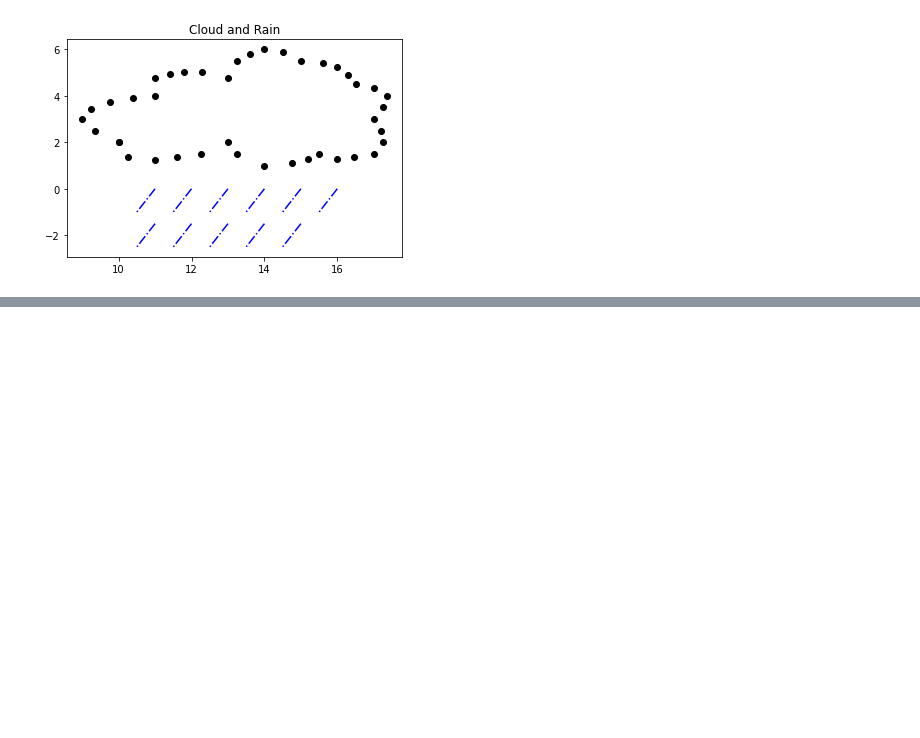
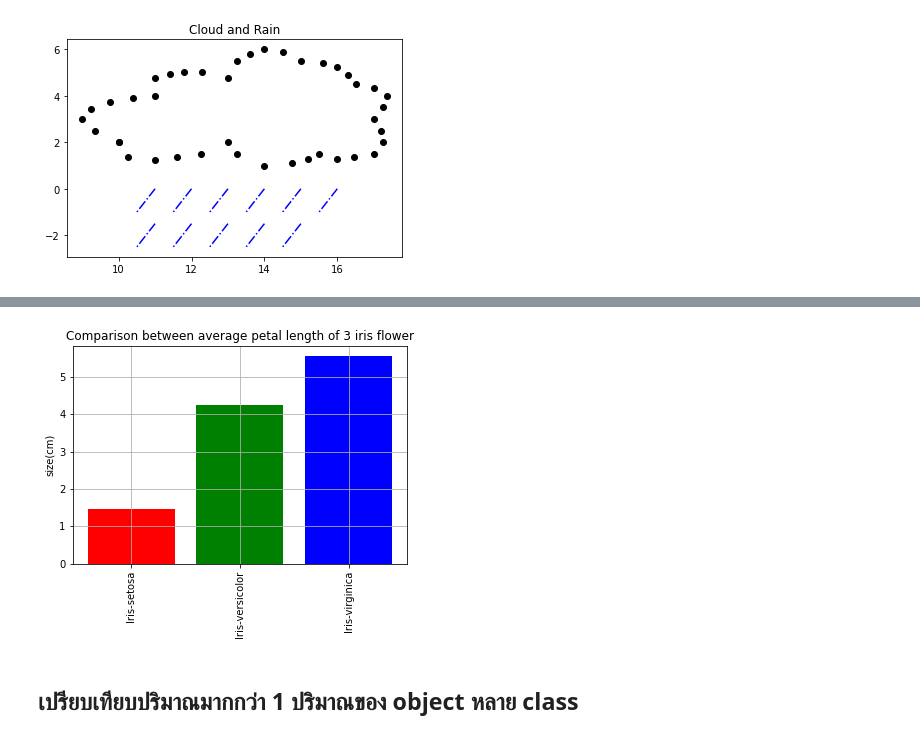
Before and after one commit to SuwareeThammakoonsate/data_viz_2022, a Jupyter notebook: DataViz04_Data_Comparison.ipynb, the cells around one changed output, grey strips where cells are left out. Cells and saved outputs as stored; diff of their text form; code cells hidden in the pictures; blank space fills up the shorter version.

```diff
--- a/DataViz04_Data_Comparison.ipynb
+++ b/DataViz04_Data_Comparison.ipynb
@@ -206,0 +245,10 @@ plt.title('Cloud and Rain') ; #ชื่อตาราง
+# %%
+plt.bar([1,2,3],sample_data['PetalLength'],color=['r','g','b']) #ใส่สี
+plt.xticks([1,2,3],sample_data.reset_index()['Name'],rotation='vertical') #ชื่อแต่ละแกน
+plt.title('Comparison between average petal length of 3 iris flower') #ชื่อตาราง
+plt.grid(True)
+plt.ylabel('size(cm)'); #ชื่อตารางแกนx (ทางซ้าย)
+# %% [output]
+[figure, added]
+# %% [markdown]
+## เปรียบเทียบปริมาณมากกว่า 1 ปริมาณของ object หลาย class
```
Also changed, not shown: parts of 9 cells of this notebook.
